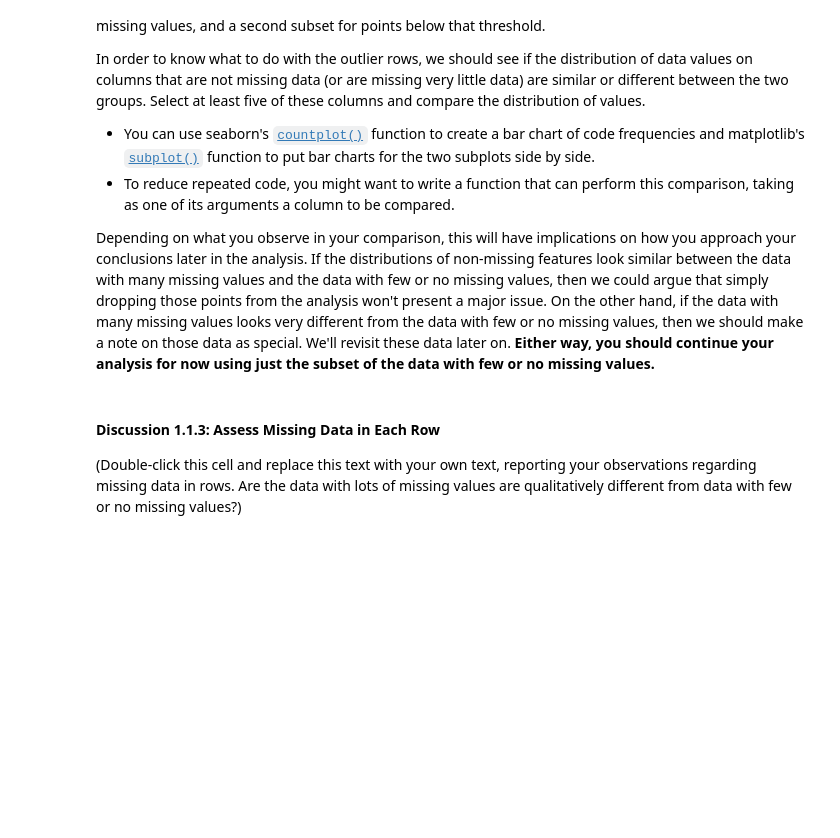
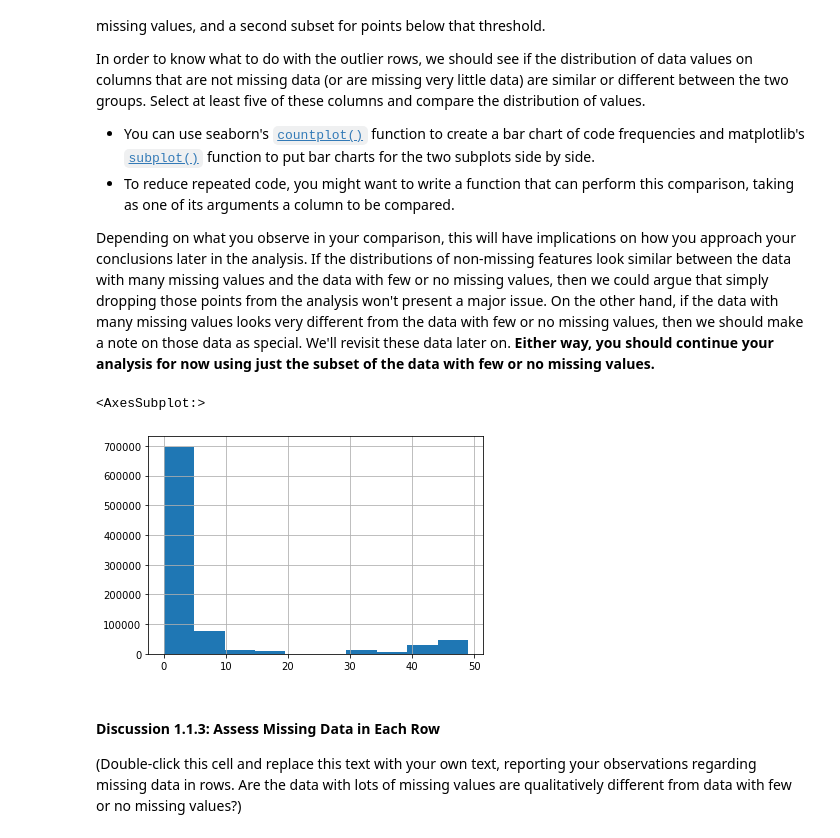
Before and after one commit to maleksaati/Identify_Customer_Segments, a Jupyter notebook: Identify_Customer_Segments.ipynb, the cells around one changed output. Cells and saved outputs as stored; diff of their text form; code cells hidden in the pictures; blank space fills up the shorter version.

```diff
--- a/Identify_Customer_Segments.ipynb
+++ b/Identify_Customer_Segments.ipynb
@@ -229,6 +229,12 @@ In order to know what to do with the outlier rows, we should see if the distribu
 Depending on what you observe in your comparison, this will have implications on how you approach your conclusions later in the analysis. If the distributions of non-missing features look similar between the data with many missing values and the data with few or no missing values, then we could argue that simply dropping those points from the analysis won't present a major issue. On the other hand, if the data with many missing values looks very different from the data with few or no missing values, then we should make a note on those data as special. We'll revisit these data later on. **Either way, you should continue your analysis for now using just the subset of the data with few or no missing values.**
 # %%
 # How much data is missing in each row of the dataset?
+
+null_rows_count = azdias.shape[1] - azdias.count(axis=1)
+null_rows_count.hist()
+# %% [output]
+<AxesSubplot:>
+[figure, added]
 # %%
 # Write code to divide the data into two subsets based on the number of missing
 # values in each row.
```
Also changed, not shown: parts of 1 cell of this notebook.
